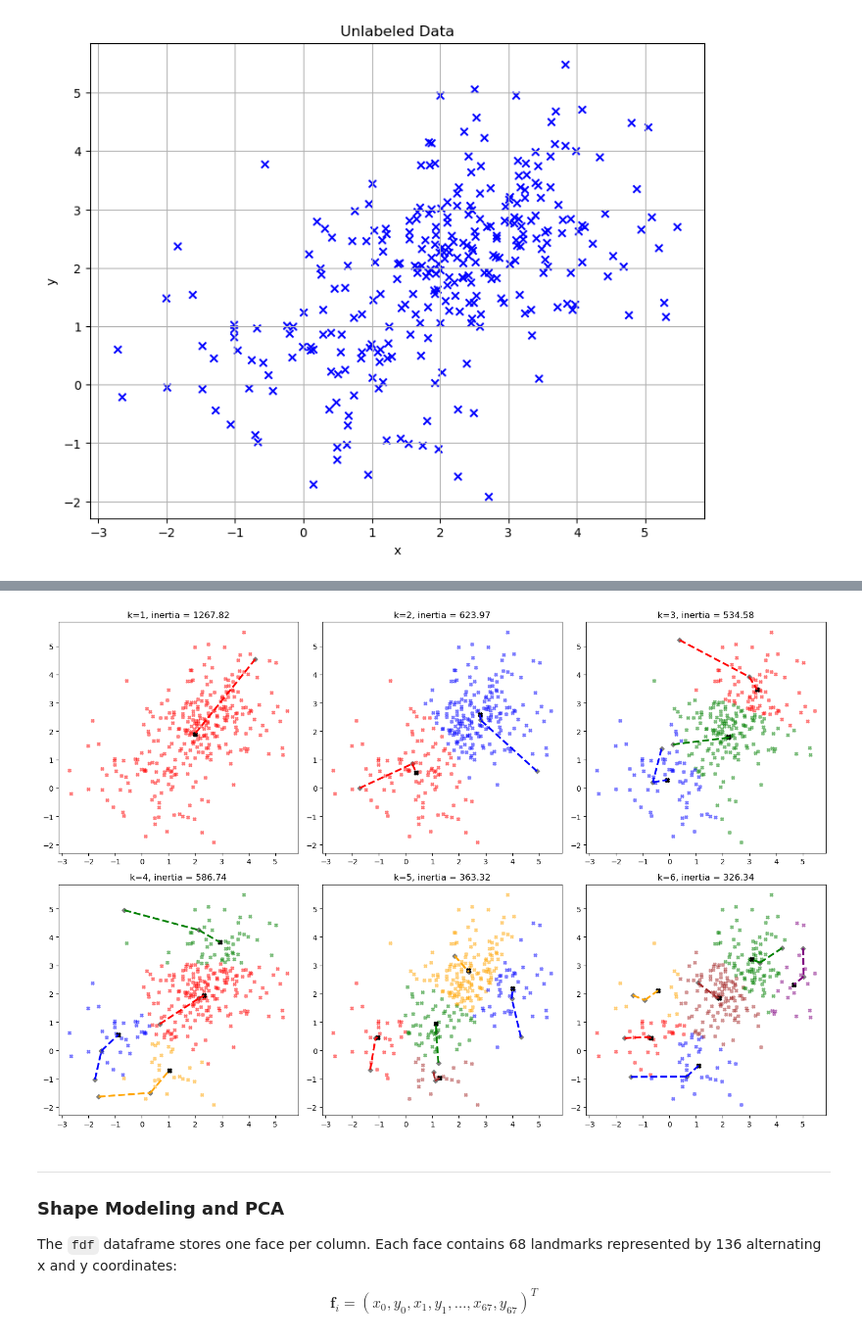
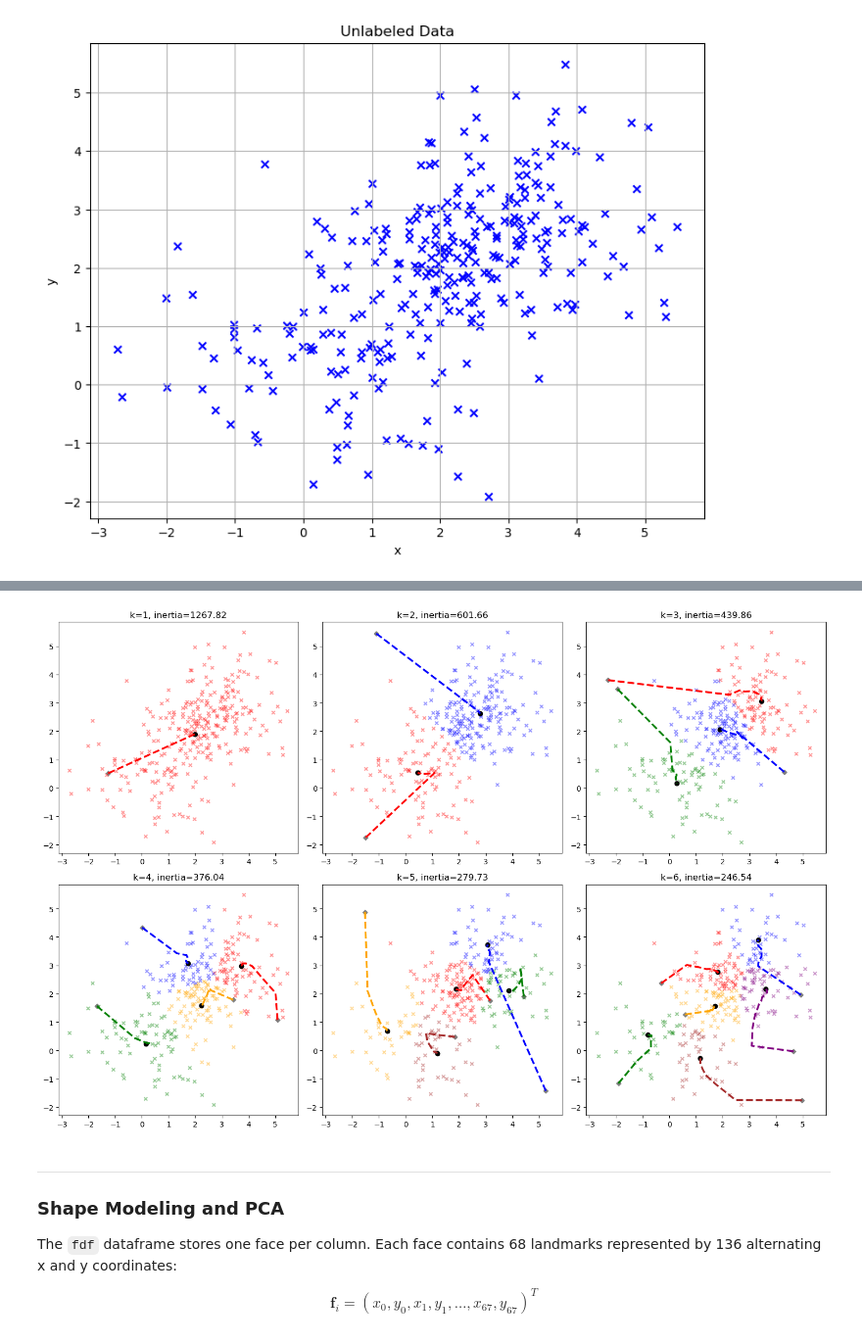
Before and after one commit to jchapman0511/Project2_COMP562, a Jupyter notebook: P2.ipynb, the cells around one changed output, grey strips where cells are left out. Shown at 98% size. Saved outputs shown, nothing was run; the diff lists cells and outputs as text; code cells hidden in the pictures.

```diff
--- a/P2.ipynb
+++ b/P2.ipynb
@@ -180,67 +180,58 @@ def kmeans(
     ])
     data = data.to_numpy()
     inertias = []
+    paths = [[centroid.copy()] for centroid in centroids]
+    ax.scatter(centroids[:, 0], centroids[:, 1], marker = 'D', c = 'gray', s = 20)
     for iter in range(N):
         distances = np.linalg.norm(
             data[:, None] - centroids[None, :], axis = 2
         )
         labels = np.argmin(distances, axis = 1)
         new_centroids = []
         for centroid in range(len(centroids)):
             points = data[labels == centroid]
             if len(points) > 0:
                 new_centroids.append(points.mean(axis = 0))
             else:
                 new_centroids.append(
                     data[np.random.randint(len(data))]
                 )
         new_centroids = np.array(new_centroids)
         inertia = np.sum((data - centroids[labels]) ** 2)
         inertias.append(inertia)
+        centroids = new_centroids
         for index in range(k):
-            ax.scatter(
-                centroids[index, 0],
-                centroids[index, 1],
-                marker = 'D',
-                c = 'gray',
-                s = 20
-            )
-            ax.scatter(
-                new_centroids[index, 0],
-                new_centroids[index, 1],
-                c = 'black',
-                s = 20
-            )
-            ax.plot(
-                [centroids[index, 0], new_centroids[index, 0]],
-                [centroids[index, 1], new_centroids[index, 1]],
-                linestyle = '--',
-                linewidth = 2.5,
-                c = colors[index]
-            )
-        centroids = new_centroids
+            paths[index].append(centroids[index].copy())
         try:
-            if inertia - inertias[-2] <= intertia_tol:
+            if abs(inertia - inertias[-2]) <= intertia_tol:
                 break
         except IndexError:
             continue
-    ax.scatter(kdf['x'],
-                kdf['y'],
+
+    for index in range(k):
+        path = np.array(paths[index])
+        ax.plot(path[:, 0], path[:, 1], linestyle="--", linewidth=2.5, color=colors[index])
+    distances = np.linalg.norm(data[:, None] - centroids[None, :], axis=2)
+    labels = np.argmin(distances, axis=1)
+    inertia = np.sum((data-centroids[labels]) ** 2)
+
+    ax.scatter(data[:, 0],
+                data[:, 1],
                 c = [colors[label] for label in labels],
                 alpha = 0.4,
-                marker = 'X',
+                marker = 'x',
                 s = 20)
-    ax.scatter(centroids[:, 0], centroids[:, 1], c = 'black', marker = 'X')
-    ax.set_title(f'k={k}, inertia = {round(inertia, 2)}')
+    ax.scatter(centroids[:, 0], centroids[:, 1], c = 'black', marker = 'o')
+    ax.set_title(f'k={k}, inertia={round(inertia, 2)}')
     return
 
 fig, axes = plt.subplots(2, 3, figsize = (15, 10))
 for k, ax in zip(range(1, 7), axes.flatten()):
     kmeans(k = k, ax = ax)
 plt.tight_layout()
 plt.show()
 # %% [output]
-[figure, old version]
+[figure, new version]
 # %% [markdown]
 ****
 
```
